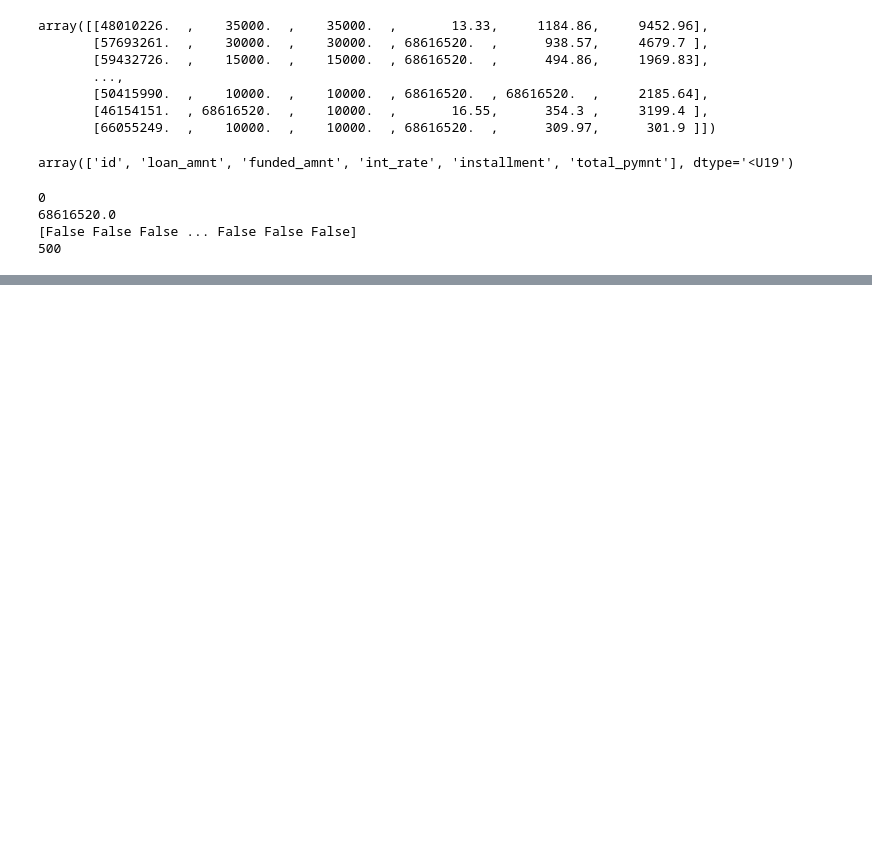
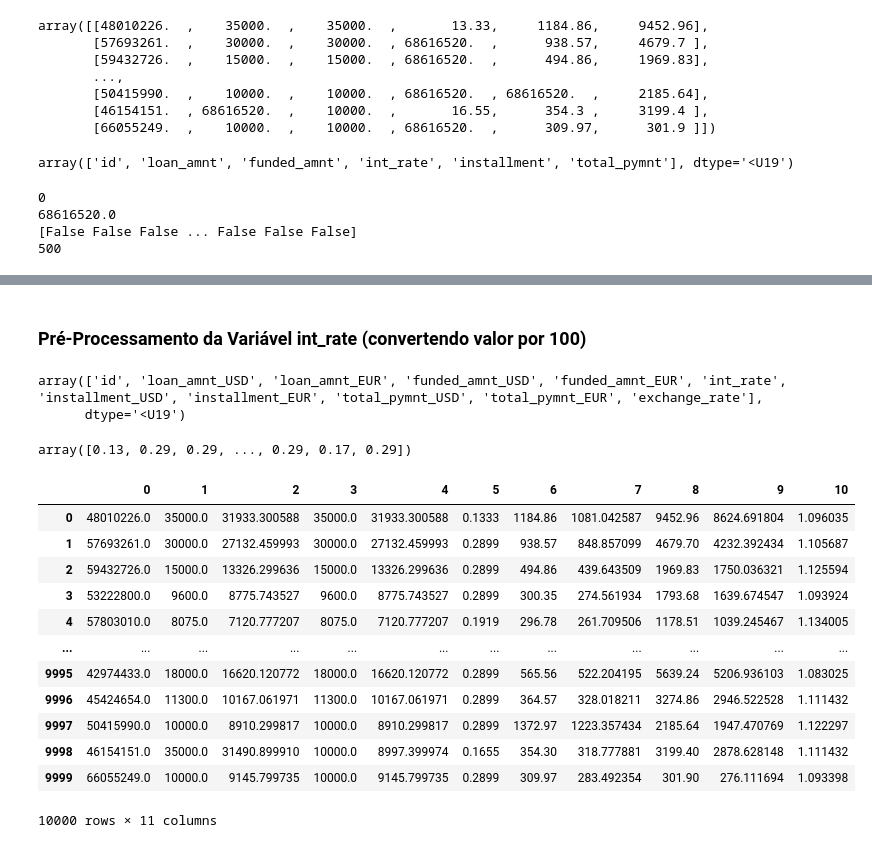
Before and after one commit to EduardoBran/Python_-_Estrutura-de-Dados-com-NumPy, a Jupyter notebook: 7.Estudo_de_Caso_-_Limpeza_e_Pre_processamento_de_Dados_com_NumPy.ipynb, the cells around one changed output, grey strips where cells are left out. Drawn from its saved outputs; the diff is of its cells as text; code cells hidden in the pictures; blank space fills up the shorter version.

Commit message:
carregando e processando novo dataset

```diff
--- a/7.Estudo_de_Caso_-_Limpeza_e_Pre_processamento_de_Dados_com_NumPy.ipynb
+++ b/7.Estudo_de_Caso_-_Limpeza_e_Pre_processamento_de_Dados_com_NumPy.ipynb
@@ -791,0 +968,4 @@ arr_numeric[:,2] = np.where(arr_numeric[:,2] == valor_coringa, arr_stats[0, colu
+# %%
+# Loop pelas colunas USD para aplicar e criar novas colunas com a taxa de conversão para EURO
+for i in columns_dollar:
+    arr_numeric = np.hstack((arr_numeric, np.reshape(arr_numeric[:,i] / arr_numeric[:,6], (10000,1))))
@@ -791,0 +996,5 @@ arr_numeric[:,2] = np.where(arr_numeric[:,2] == valor_coringa, arr_stats[0, colu
+# %%
+# Ordenando o Array com Nome das Colunas
+columns_index_order = [0,1,7,2,8,3,4,9,5,10,6]
+header_numeric = header_numeric[columns_index_order]
+header_numeric
@@ -791,0 +1004,4 @@ arr_numeric[:,2] = np.where(arr_numeric[:,2] == valor_coringa, arr_stats[0, colu
+# %%
+# Ordenando o Array com dados numéricos igual ao Arra com Nome das Colunas
+arr_numeric = arr_numeric[:,columns_index_order]
+arr_numeric
@@ -791,0 +1016,33 @@ arr_numeric[:,2] = np.where(arr_numeric[:,2] == valor_coringa, arr_stats[0, colu
+# %% [markdown]
+### Pré-Processamento da Variável int_rate (convertendo valor por 100)
+# %%
+# Verificando posicao da variável (5)
+header_numeric
+# %% [output]
+array(['id', 'loan_amnt_USD', 'loan_amnt_EUR', 'funded_amnt_USD', 'funded_amnt_EUR', 'int_rate', 'installment_USD', 'installment_EUR', 'total_pymnt_USD', 'total_pymnt_EUR', 'exchange_rate'],
+      dtype='<U19')
+# %%
+# Aplicando conversão (vamos apenas dividir por 100)
+arr_numeric[:,5] = arr_numeric[:,5] / 100
+
+arr_numeric[:, 5]
+# %% [output]
+array([0.13, 0.29, 0.29, ..., 0.29, 0.17, 0.29])
+# %%
+# Convertendo o dataset para um DataFrame do Pandas 2 (visualizando dados carregados como string)
+df_arr_numeric = pd.DataFrame(arr_numeric)
+df_arr_numeric
+# %% [output]
+|  | 0 | 1 | 2 | 3 | 4 | 5 | 6 | 7 | 8 | 9 | 10 |
+| 0 | 48010226.0 | 35000.0 | 31933.300588 | 35000.0 | 31933.300588 | 0.1333 | 1184.86 | 1081.042587 | 9452.96 | 8624.691804 | 1.096035 |
+| 1 | 57693261.0 | 30000.0 | 27132.459993 | 30000.0 | 27132.459993 | 0.2899 | 938.57 | 848.857099 | 4679.70 | 4232.392434 | 1.105687 |
+| 2 | 59432726.0 | 15000.0 | 13326.299636 | 15000.0 | 13326.299636 | 0.2899 | 494.86 | 439.643509 | 1969.83 | 1750.036321 | 1.125594 |
+| 3 | 53222800.0 | 9600.0 | 8775.743527 | 9600.0 | 8775.743527 | 0.2899 | 300.35 | 274.561934 | 1793.68 | 1639.674547 | 1.093924 |
+| 4 | 57803010.0 | 8075.0 | 7120.777207 | 8075.0 | 7120.777207 | 0.1919 | 296.78 | 261.709506 | 1178.51 | 1039.245467 | 1.134005 |
+| ... | ... | ... | ... | ... | ... | ... | ... | ... | ... | ... | ... |
+| 9995 | 42974433.0 | 18000.0 | 16620.120772 | 18000.0 | 16620.120772 | 0.2899 | 565.56 | 522.204195 | 5639.24 | 5206.936103 | 1.083025 |
+| 9996 | 45424654.0 | 11300.0 | 10167.061971 | 11300.0 | 10167.061971 | 0.2899 | 364.57 | 328.018211 | 3274.86 | 2946.522528 | 1.111432 |
+| 9997 | 50415990.0 | 10000.0 | 8910.299817 | 10000.0 | 8910.299817 | 0.2899 | 1372.97 | 1223.357434 | 2185.64 | 1947.470769 | 1.122297 |
+| 9998 | 46154151.0 | 35000.0 | 31490.899910 | 10000.0 | 8997.399974 | 0.1655 | 354.30 | 318.777881 | 3199.40 | 2878.628148 | 1.111432 |
+| 9999 | 66055249.0 | 10000.0 | 9145.799735 | 10000.0 | 9145.799735 | 0.2899 | 309.97 | 283.492354 | 301.90 | 276.111694 | 1.093398 |
+10000 rows × 11 columns
```
Also changed, not shown: parts of 43 cells of this notebook, 1 other file.
